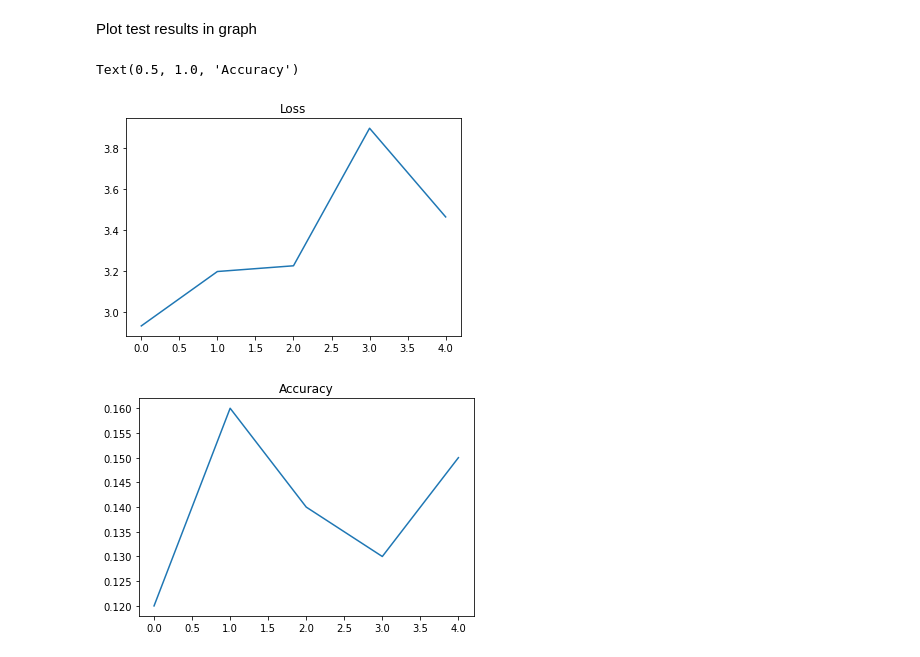
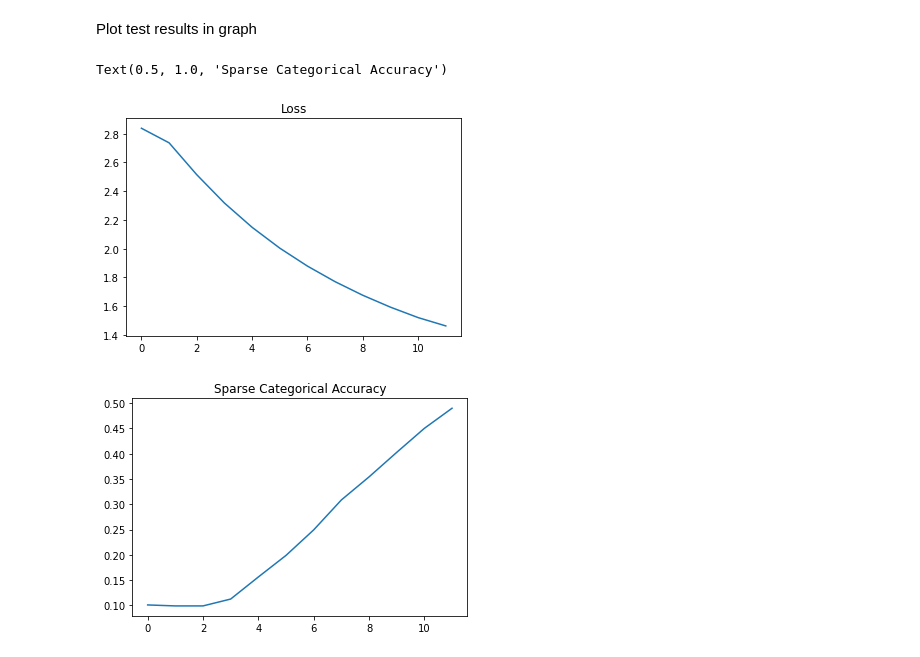
Before and after one commit to TobiasAspegardh/TNK103---Federated-Learning, a Jupyter notebook: TFF_project.ipynb, the cells around one changed output. Cells and saved outputs as stored; diff of their text form; code cells hidden in the pictures.

```diff
--- a/TFF_project.ipynb
+++ b/TFF_project.ipynb
@@ -50,19 +64,19 @@ emnist_dataset, dummy = tff.simulation.datasets.emnist.load_data()
 # %%
 #How many of the 3383 clients to use for training and testing, respectively
-NUM_TRAIN_CLIENTS = 2
-NUM_TEST_CLIENTS = 1
+NUM_TRAIN_CLIENTS = 90
+NUM_TEST_CLIENTS = 10
 #The batch size used in training
-BATCH_SIZE = 1
+BATCH_SIZE = 10
 #Number of rounds to run the algorithm
-ROUNDS = 30
+ROUNDS = 100
 # %% [markdown]
 Flatten batches of data, and conver to a tuple (flattened_image_vector, label)
 # %%
+# Function for preprocessing the dataset
 def preprocess(dataset):
-
+  # Function for flattening a batch of EMNIST data, and returning a (features, label) tuple
   def batch_format_fn(element):
-    """Flatten a batch of EMNIST data and return a (features, label) tuple."""
     return (tf.reshape(element['pixels'], [-1, 784]),
             tf.reshape(element['label'], [-1, 1]))
-
+  #Return flattened and batched data
   return dataset.batch(BATCH_SIZE).map(batch_format_fn)
@@ -273,14 +313,16 @@ results_df = pd.DataFrame(results_list,columns=['loss','accuracy'])
 # %% [markdown]
 Plot test results in graph
 # %%
+#Create plot for loss
 fig_loss, ax_loss = pyplot.subplots()
 ax_loss.plot(results_df.loss)
 ax_loss.set_title('Loss')
 
+#Create plot for sparse categorical accuracy
 fig_acc, ax_acc = pyplot.subplots()
 ax_acc.plot(results_df.accuracy)
-ax_acc.set_title('Accuracy')
+ax_acc.set_title('Sparse Categorical Accuracy')
 # %% [output]
-Text(0.5, 1.0, 'Accuracy')
+Text(0.5, 1.0, 'Sparse Categorical Accuracy')
-[figure, old version]
+[figure, new version]
-[figure, old version]
+[figure, new version]
```
Also changed, not shown: parts of 37 cells of this notebook.
